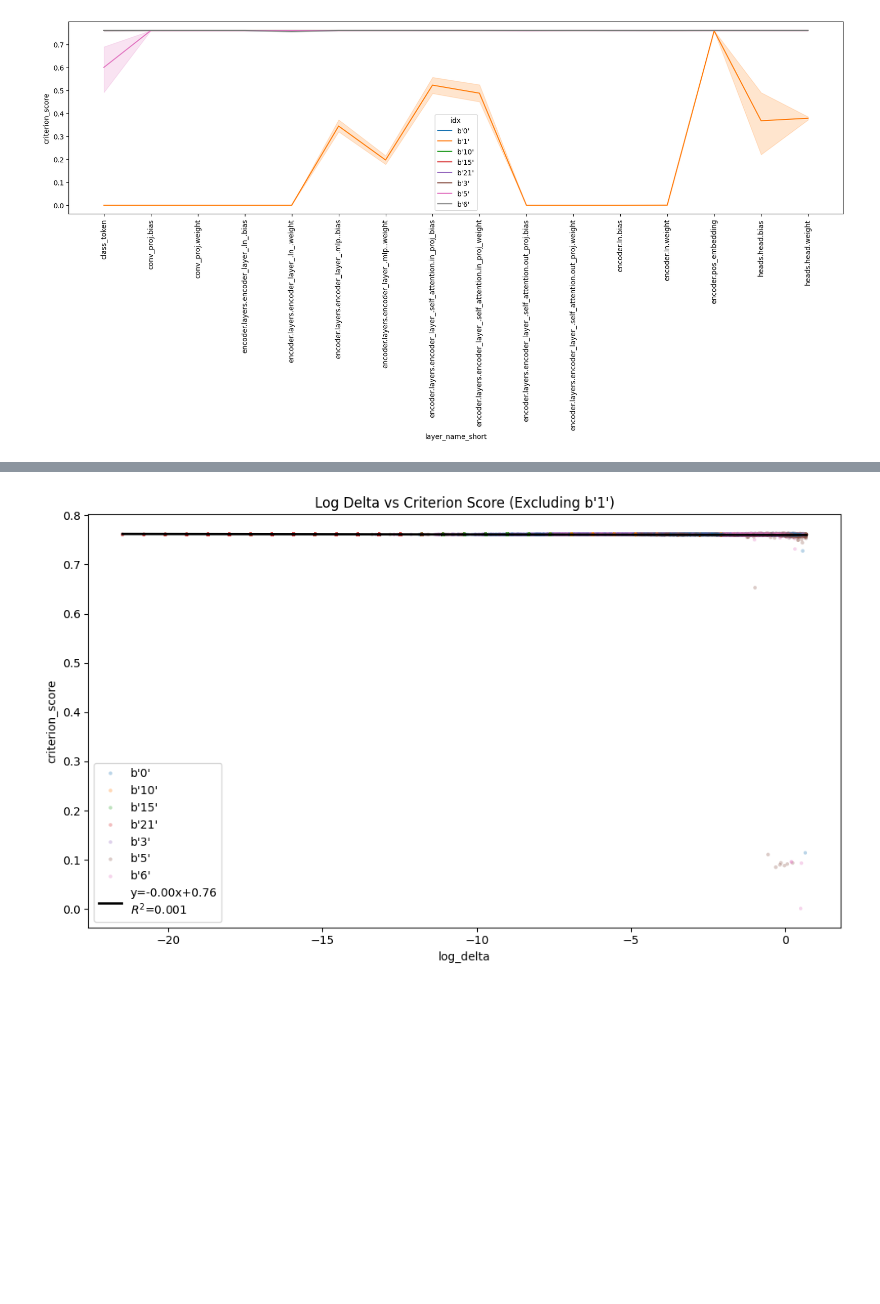
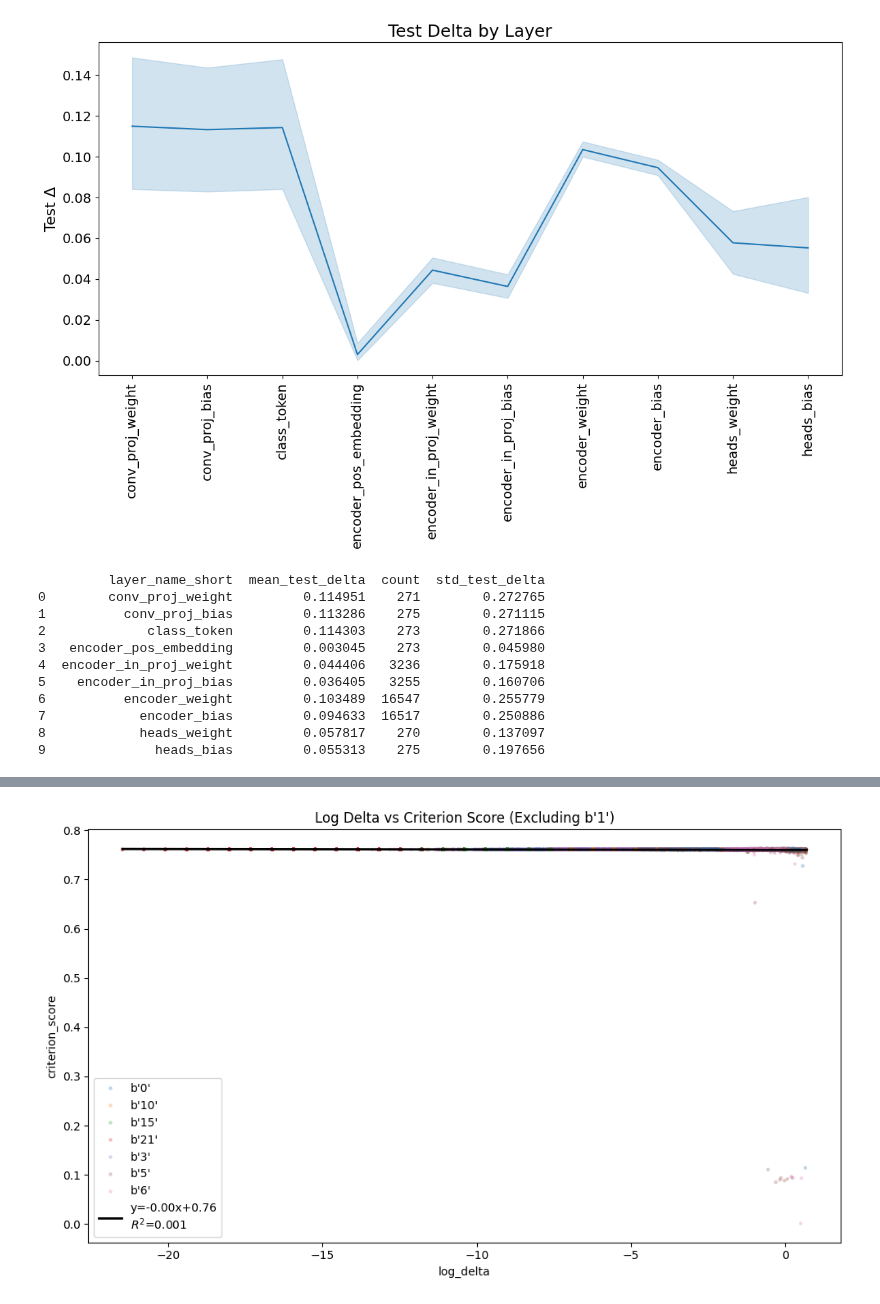
Before and after one commit to wd7512/seu-injection-framework, a Jupyter notebook: Research/results_analysis_final.ipynb, the cells around one changed output, grey strips where cells are left out. Saved outputs shown, nothing was run; the diff lists cells and outputs as text; code cells hidden in the pictures; blank space fills up the shorter version.

Commit message:
Adding more results

```diff
--- a/Research/results_analysis_final.ipynb
+++ b/Research/results_analysis_final.ipynb
@@ -7,13 +7,17 @@ files = os.listdir("results")
 
 json_files = {}
 for file in files:
+    if file[-4:] != "json":
+        continue
     with open("results/"+file, "r") as f:
+
         df = pd.DataFrame(json.load(f))
         idx = file.split("_")[1][3:]
         df["idx"] = int(idx)
         json_files[file] = df
 
 df = pd.concat(json_files.values(), axis = 0)
+df = df[df["idx"] != 5]
 df
 # %% [output]
 |  | tensor_location | criterion_score | layer_name | value_before | value_after | idx |
@@ -31,0 +47,15 @@ df
+# %%
+import numpy as np
+
+df["test_delta"] = 0.7608 - df["criterion_score"]
+
+result = df.groupby("idx").agg(
+    criterion_score_mean=("criterion_score", "mean"),
+    test_delta_mean=("test_delta", "mean"),
+    test_delta_std=("test_delta", "std"),
+    critical_error_pct=("criterion_score", lambda x: np.mean(x < 0.1)),
+    n_samples=("criterion_score", "count")  # or use any column
+)
+display(result)
+
+result.to_latex()
@@ -79,12 +122,61 @@ sns.boxplot(data = df, x = "idx", y = "criterion_score")
 # %%
+import pandas as pd
+import seaborn as sns
 import matplotlib.pyplot as plt
 
-df["layer_name_short"] = df["layer_name"].apply(lambda x: x.decode() if isinstance(x, bytes) else x).str.replace(r'\d+', '', regex=True)
+# Create short layer names
+df["layer_name_short"] = df["layer_name"].astype(str).apply(
+    lambda x: "_".join([x.split(".")[0], x.split(".")[-1]]) if "." in x else x
+)
+
+# Define custom forward pass order (based on ViT-B_32 architecture)
+forward_order = [
+    "conv_proj_weight",
+    "conv_proj_bias",
+    "class_token",
+    "encoder_pos_embedding",
+    "encoder_in_proj_weight",
+    "encoder_in_proj_bias",
+    "encoder_weight",
+    "encoder_bias",
+    "heads_weight",
+    "heads_bias"
+]
+
+# Ensure the column is categorical with the correct order
+df["layer_name_short"] = pd.Categorical(df["layer_name_short"], categories=forward_order, ordered=True)
+df = df.sort_values("layer_name_short")
+
+# Plot
+plt.figure(figsize=(12,8))
+sns.lineplot(data=df, x="layer_name_short", y="test_delta")
+plt.xticks(rotation=90, fontsize=14)
+plt.yticks(fontsize=14)
+plt.xlabel("", fontsize=16)
+plt.ylabel("Test Δ", fontsize=16)
+plt.title("Test Delta by Layer", fontsize=18)
+plt.tight_layout()
+plt.show()
 
 
-plt.figure(figsize=(20,5))
-sns.lineplot(data = df, x = "layer_name_short", y = "criterion_score", hue = "idx")
-plt.xticks(rotation = 90)
-plt.show()
+
+agg_table = df.groupby("layer_name_short")["test_delta"].agg(
+    mean_test_delta="mean",
+    count="size",
+    std_test_delta="std"
+).reset_index()
+
+print(agg_table)
 # %% [output]
-[figure, old version]
+[figure, new version]
+         layer_name_short  mean_test_delta  count  std_test_delta
+0        conv_proj_weight         0.114951    271        0.272765
+1          conv_proj_bias         0.113286    275        0.271115
+2             class_token         0.114303    273        0.271866
+3   encoder_pos_embedding         0.003045    273        0.045980
+4  encoder_in_proj_weight         0.044406   3236        0.175918
+5    encoder_in_proj_bias         0.036405   3255        0.160706
+6          encoder_weight         0.103489  16547        0.255779
+7            encoder_bias         0.094633  16517        0.250886
+8            heads_weight         0.057817    270        0.137097
+9              heads_bias         0.055313    275        0.197656
```
Also changed, not shown: parts of 10 cells of this notebook, 10 other files.
